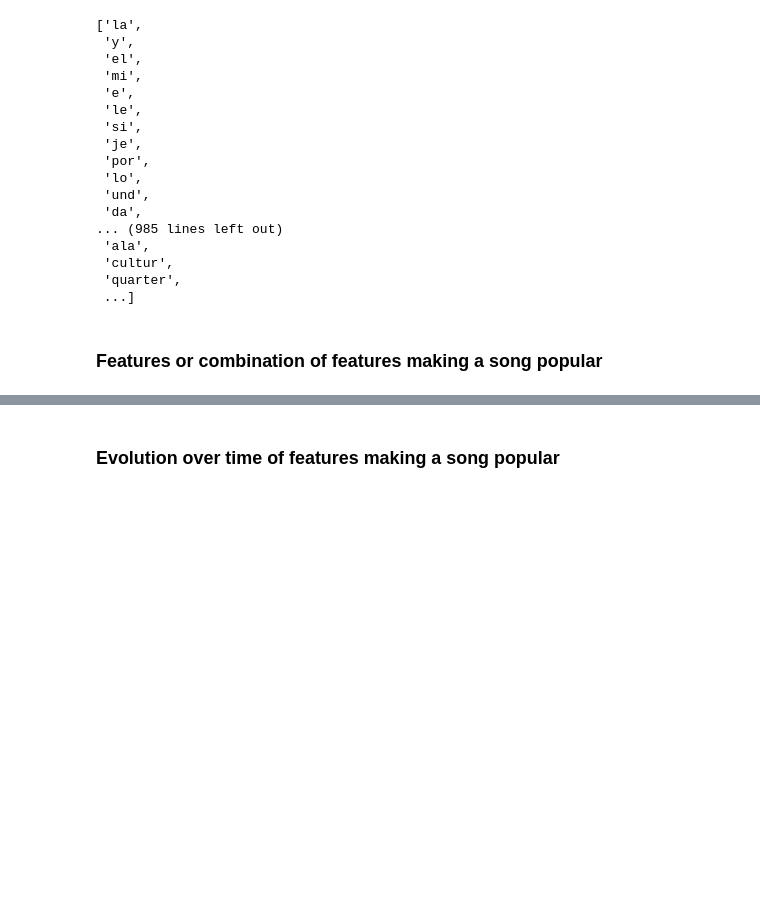
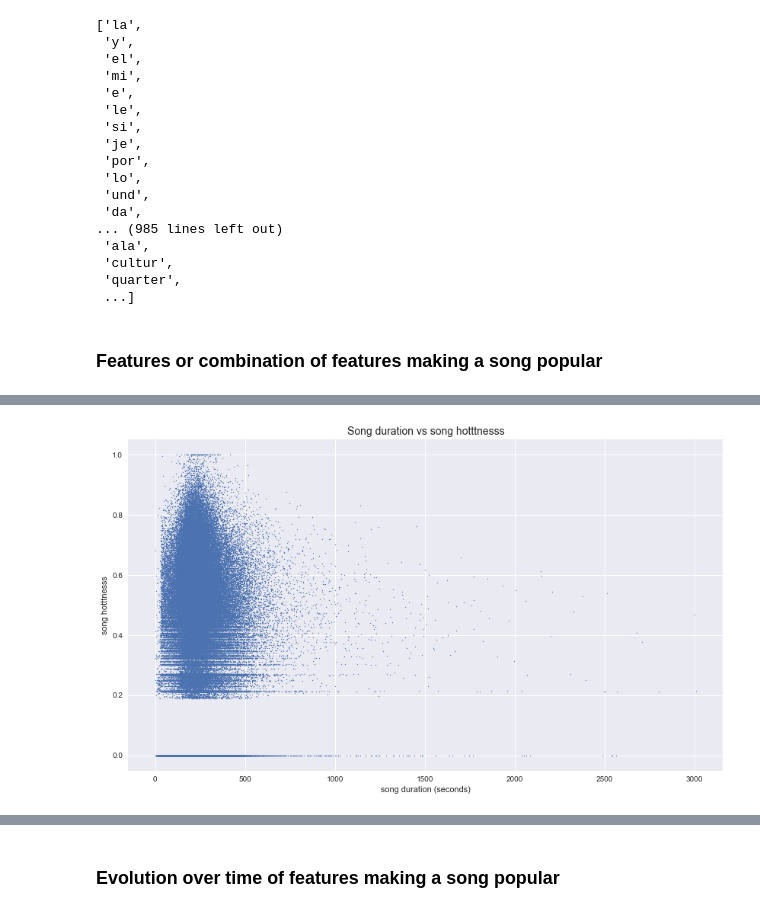
Before and after one commit to Piloumpicou/ADA-Unexpected-Match, a Jupyter notebook: project/MSD_subset.ipynb, the cells around one changed output, grey strips where cells are left out. Saved outputs shown, nothing was run; the diff lists cells and outputs as text; code cells hidden in the pictures; blank space fills up the shorter version.

```diff
--- a/project/MSD_subset.ipynb
+++ b/project/MSD_subset.ipynb
@@ -1847,0 +1880,7 @@ list(map(lambda x: top_words_list[x-1], tail_words.difference(head_words)))
+# %%
+ax = data.plot.scatter(x='duration', y='song hotttnesss', s=1, figsize=(14,8), grid=True);
+ax.set_title('Song duration vs song hotttnesss', fontsize=14)
+ax.set_xlabel('song duration (seconds)')
+ax.set_ylabel('song hotttnesss');
+# %% [output]
+[figure, added]
```
Also changed, not shown: parts of 21 cells of this notebook.
